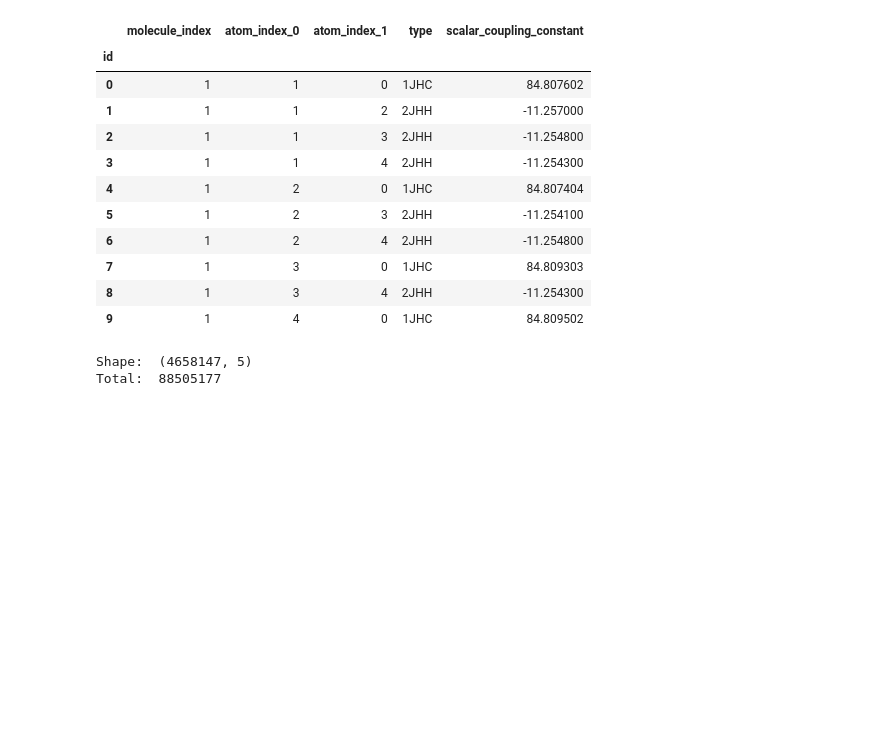
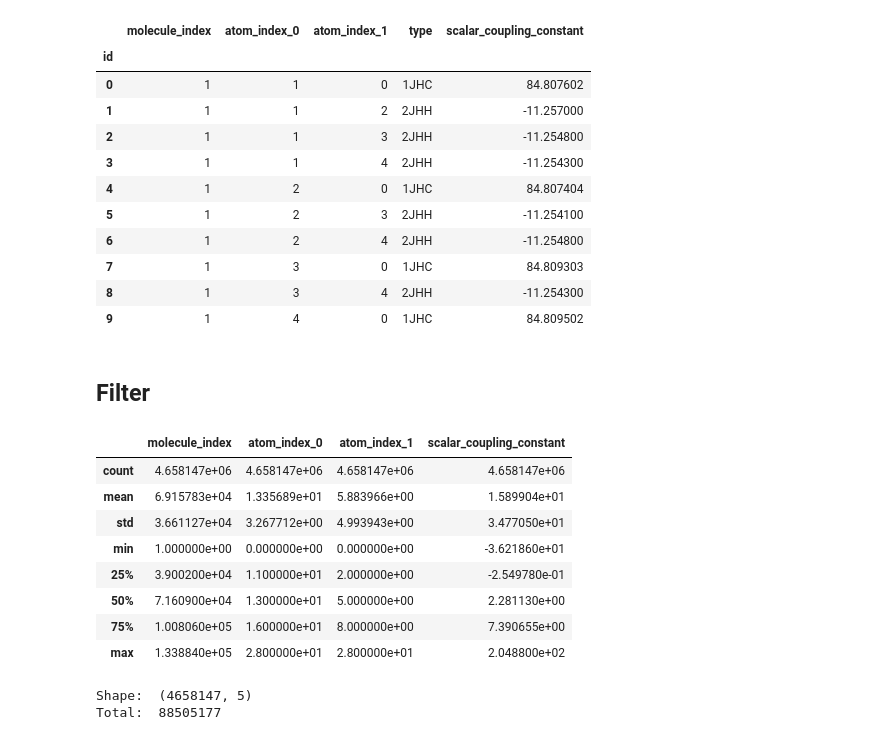
Before and after one commit to dmvlasenk/Kaggle_Predicting_Molecular_Properties, a Jupyter notebook: src/main.ipynb, the cells around one changed output. Cells and saved outputs as stored; diff of their text form; code cells hidden in the pictures; blank space fills up the shorter version.

```diff
--- a/src/main.ipynb
+++ b/src/main.ipynb
@@ -92,3 +92,5 @@ train_csv.head(10)
 | 7 | 1 | 3 | 0 | 1JHC | 84.809303 |
 | 8 | 1 | 3 | 4 | 2JHH | -11.254300 |
 | 9 | 1 | 4 | 0 | 1JHC | 84.809502 |
+# %% [markdown]
+## Filter
@@ -95,3 +99,15 @@ train_csv.head(10)
+# %%
+train_csv.describe()
+# %% [output]
+|  | molecule_index | atom_index_0 | atom_index_1 | scalar_coupling_constant |
+| count | 4.658147e+06 | 4.658147e+06 | 4.658147e+06 | 4.658147e+06 |
+| mean | 6.915783e+04 | 1.335689e+01 | 5.883966e+00 | 1.589904e+01 |
+| std | 3.661127e+04 | 3.267712e+00 | 4.993943e+00 | 3.477050e+01 |
+| min | 1.000000e+00 | 0.000000e+00 | 0.000000e+00 | -3.621860e+01 |
+| 25% | 3.900200e+04 | 1.100000e+01 | 2.000000e+00 | -2.549780e-01 |
+| 50% | 7.160900e+04 | 1.300000e+01 | 5.000000e+00 | 2.281130e+00 |
+| 75% | 1.008060e+05 | 1.600000e+01 | 8.000000e+00 | 7.390655e+00 |
+| max | 1.338840e+05 | 2.800000e+01 | 2.800000e+01 | 2.048800e+02 |
 # %%
 #imputed_train = pd.read_csv('../input/imputed/imputed_4_correlated_train.csv',dtype = train_dtypes)
 
```
Also changed, not shown: parts of 27 cells of this notebook, 8 other files.
